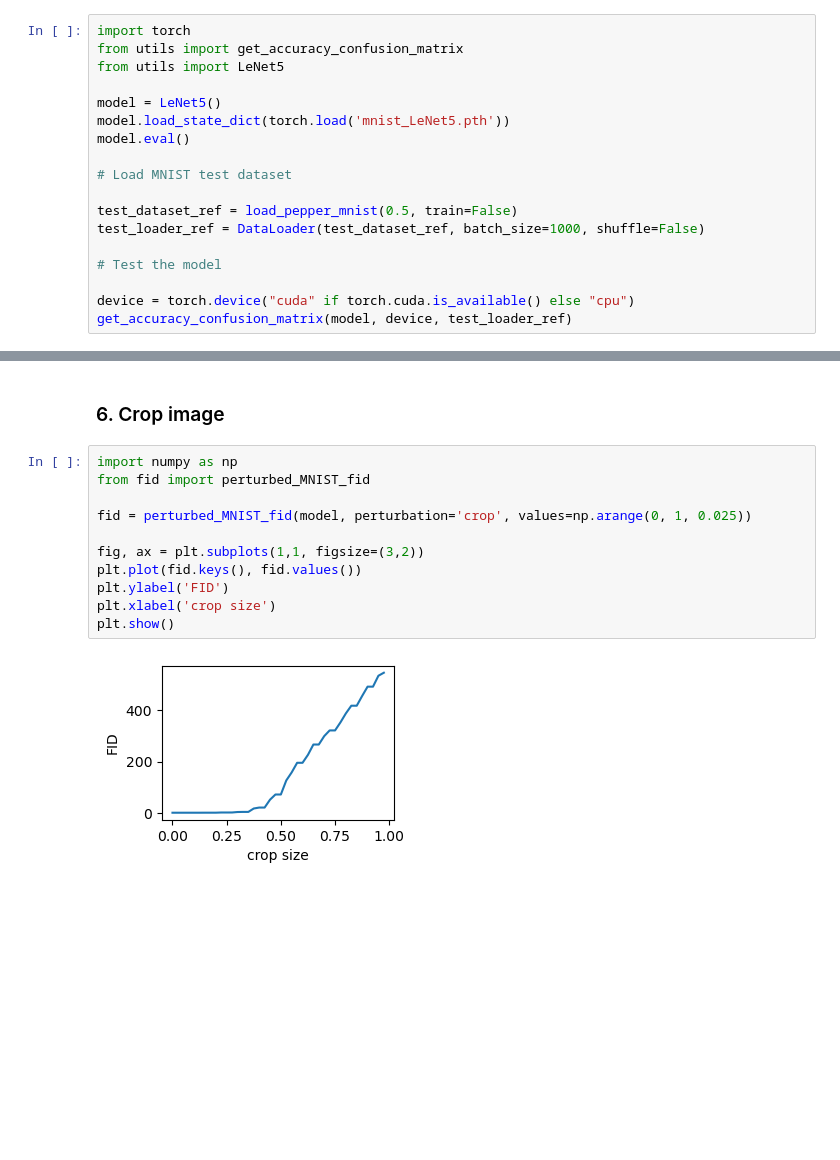
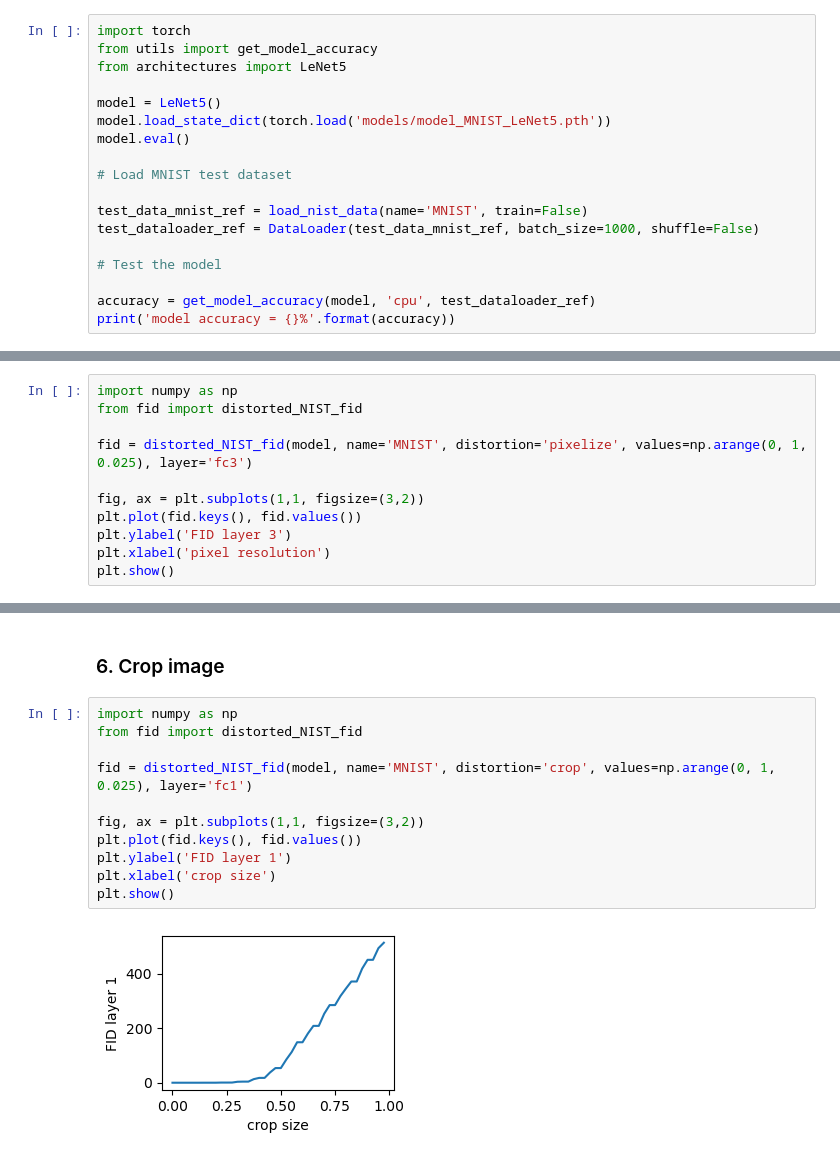
Before and after one commit to dfaroughy/FID-MNIST, a Jupyter notebook: FID_MNIST.ipynb, the cells around one changed output, grey strips where cells are left out. Cells and saved outputs as stored; diff of their text form; blank space fills up the shorter version.

```diff
--- a/FID_MNIST.ipynb
+++ b/FID_MNIST.ipynb
@@ -213,20 +87,20 @@ train_classifier(model, loader_mnist_reference, save_as='mnist_LeNet5.pth', epoc
 We test the accuracy of the MNIST Classifier
 # %%
 import torch
-from utils import get_accuracy_confusion_matrix
-from utils import LeNet5
+from utils import get_model_accuracy
+from architectures import LeNet5
 
 model = LeNet5()
-model.load_state_dict(torch.load('mnist_LeNet5.pth'))
+model.load_state_dict(torch.load('models/model_MNIST_LeNet5.pth'))
 model.eval()
 
 # Load MNIST test dataset
 
-test_dataset_ref = load_pepper_mnist(0.5, train=False)
-test_loader_ref = DataLoader(test_dataset_ref, batch_size=1000, shuffle=False)
+test_data_mnist_ref = load_nist_data(name='MNIST', train=False)
+test_dataloader_ref = DataLoader(test_data_mnist_ref, batch_size=1000, shuffle=False)
 
 # Test the model
 
-device = torch.device("cuda" if torch.cuda.is_available() else "cpu")
-get_accuracy_confusion_matrix(model, device, test_loader_ref)
+accuracy = get_model_accuracy(model, 'cpu', test_dataloader_ref)
+print('model accuracy = {}%'.format(accuracy))
 # %% [output]
@@ -322,0 +307,11 @@ plt.show()
+# %%
+import numpy as np
+from fid import distorted_NIST_fid
+
+fid = distorted_NIST_fid(model, name='MNIST', distortion='pixelize', values=np.arange(0, 1, 0.025), layer='fc3')
+
+fig, ax = plt.subplots(1,1, figsize=(3,2))
+plt.plot(fid.keys(), fid.values())
+plt.ylabel('FID layer 3')
+plt.xlabel('pixel resolution')
+plt.show()
@@ -324,14 +321,14 @@ plt.show()
 ### 6. Crop image
 # %%
 import numpy as np
-from fid import perturbed_MNIST_fid
+from fid import distorted_NIST_fid
 
-fid = perturbed_MNIST_fid(model, perturbation='crop', values=np.arange(0, 1, 0.025))
+fid = distorted_NIST_fid(model, name='MNIST', distortion='crop', values=np.arange(0, 1, 0.025), layer='fc1')
 
 fig, ax = plt.subplots(1,1, figsize=(3,2))
 plt.plot(fid.keys(), fid.values())
-plt.ylabel('FID')
+plt.ylabel('FID layer 1')
 plt.xlabel('crop size')
 plt.show()
 # %% [output]
-[figure, old version]
+[figure, new version]
```
Also changed, not shown: parts of 36 cells of this notebook, 6 other files.
